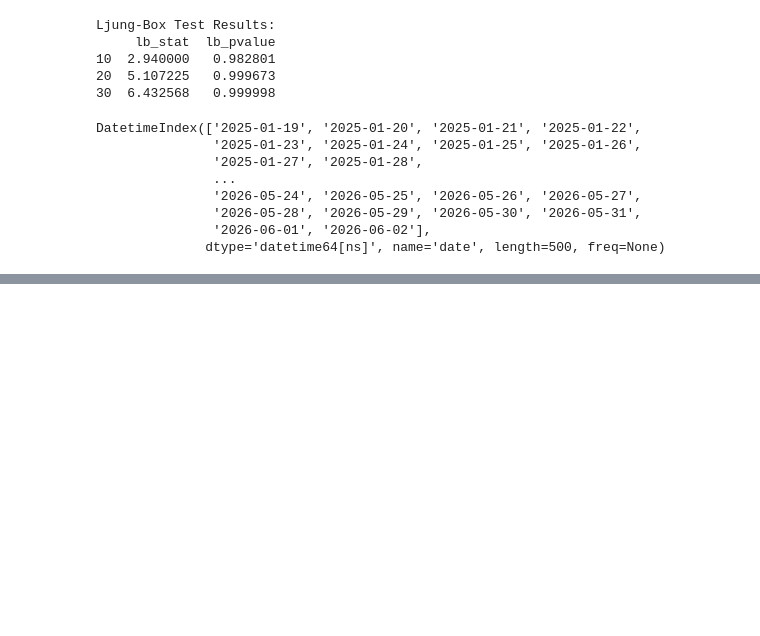
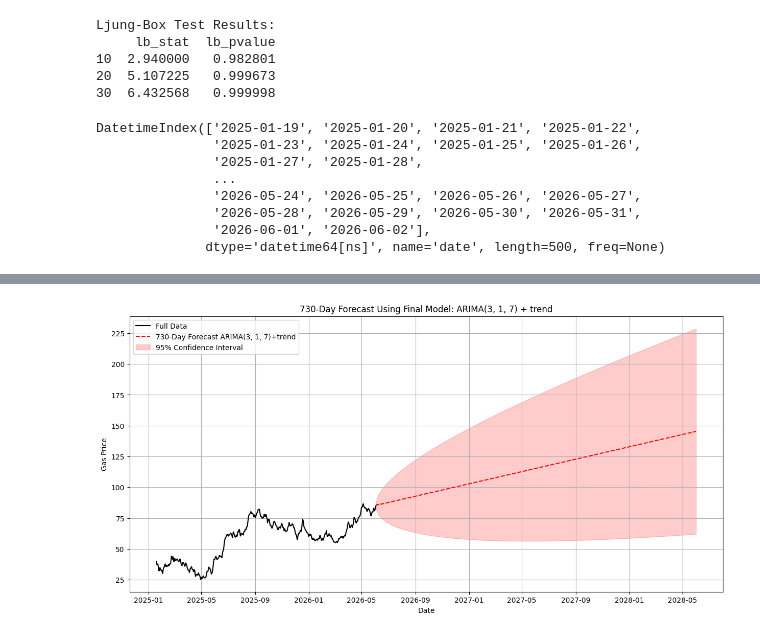
Before and after one commit to Revanth214214/gas_prices_forecasting, a Jupyter notebook: notebooks/01_eda_arma.ipynb, the cells around one changed output, grey strips where cells are left out. Drawn from its saved outputs; the diff is of its cells as text; code cells hidden in the pictures; blank space fills up the shorter version.

```diff
--- a/notebooks/01_eda_arma.ipynb
+++ b/notebooks/01_eda_arma.ipynb
@@ -680,0 +742,59 @@ plt.show()
+# %%
+def plot_final_arima_forecast(
+    full_series,
+    order=(3,1,7),
+    forecast_days=730
+):
+
+    # Fit final model
+    model = ARIMA(full_series, order=order, trend='t').fit()
+
+    # Forecast
+    fc = model.get_forecast(steps=forecast_days)
+    fc_mean = fc.predicted_mean
+    fc_ci = fc.conf_int()
+
+    # Daily future index
+    future_index = pd.date_range(
+        start=full_series.index[-1] + pd.Timedelta(days=1),
+        periods=forecast_days,
+        freq='D'
+    )
+
+    # Plot
+    plt.figure(figsize=(15,7))
+
+    plt.plot(full_series.index, full_series,
+             label="Full Data", color="black")
+
+    plt.plot(future_index, fc_mean,
+             label=f"{forecast_days}-Day Forecast ARIMA{order}+trend",
+             linestyle="--", color="red")
+
+    plt.fill_between(
+        future_index,
+        fc_ci.iloc[:,0].values,
+        fc_ci.iloc[:,1].values,
+        color="red",
+        alpha=0.2,
+        label="95% Confidence Interval"
+    )
+
+    plt.title(f"{forecast_days}-Day Forecast Using Final Model: ARIMA{order} + trend")
+    plt.xlabel("Date")
+    plt.ylabel("Gas Price")
+    plt.legend()
+    plt.grid(True)
+    plt.show()
+
+    return model, fc_mean, fc_ci, future_index
+
+y = df['daily price']
+
+final_model, fc_mean, fc_ci, future_index = plot_final_arima_forecast(
+    y,
+    order=(3,1,7),
+    forecast_days=730
+)
+# %% [output]
+[figure, added]
```
Also changed, not shown: parts of 19 cells of this notebook, 1 other file.
